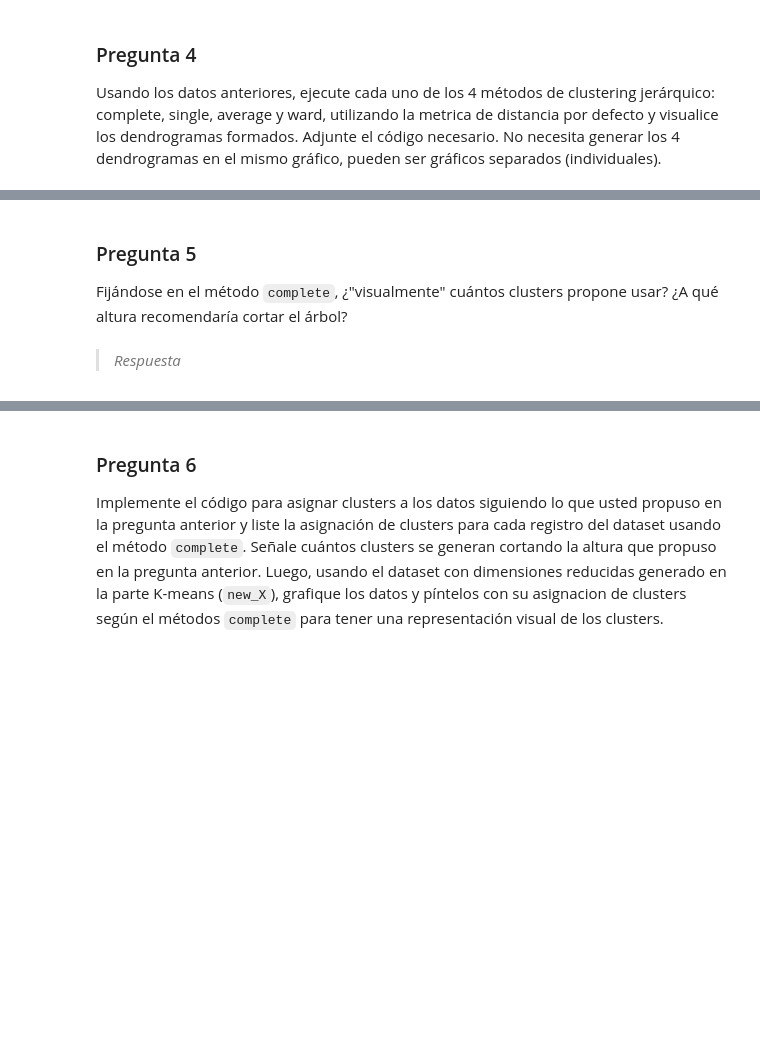
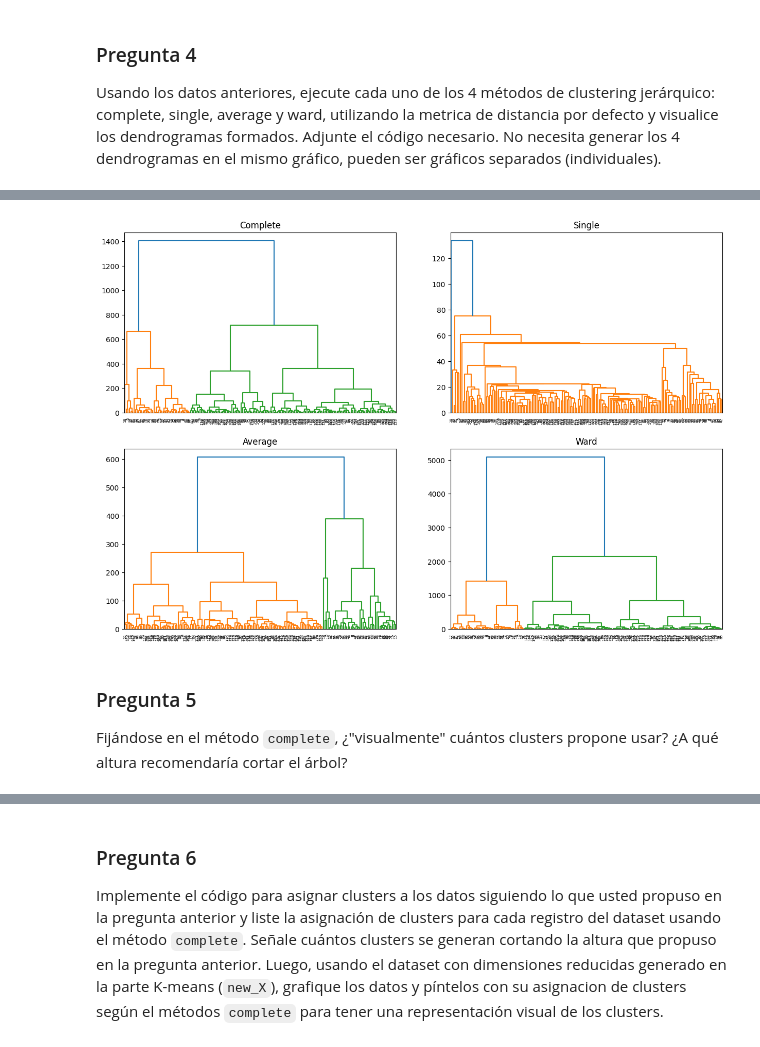
Before and after one commit to BnjmnNicholas/CC5205-Mineria_de_Datos_Labs, a Jupyter notebook: Lab_5/lab_5.ipynb, the cells around one changed output, grey strips where cells are left out. Saved outputs shown, nothing was run; the diff lists cells and outputs as text; code cells hidden in the pictures; blank space fills up the shorter version.

Commit message:
Update lab_5.ipynb
Se agregan respuestas y nuevos codigos falta 7, 8, 9 y 10

```diff
--- a/Lab_5/lab_5.ipynb
+++ b/Lab_5/lab_5.ipynb
@@ -157,6 +177,23 @@ ward = linkage(X, method="ward")
+# %%
+# Escriba su código aquí
+
+plt.figure(figsize=(15, 10))
+plt.subplot(2, 2, 1)
+dendrogram(complete)
+plt.title("Complete")
+plt.subplot(2, 2, 2)
+dendrogram(single)
+plt.title("Single")
+plt.subplot(2, 2, 3)
+dendrogram(average)
+plt.title("Average")
+plt.subplot(2, 2, 4)
+dendrogram(ward)
+plt.title("Ward")
+plt.show()
+# %% [output]
+[figure, added]
 # %% [markdown]
 ### Pregunta 5
 
 Fijándose en el método `complete`, ¿"visualmente" cuántos clusters propone usar? ¿A qué altura recomendaría cortar el árbol?
-# %% [markdown]
-> *Respuesta*
```
Also changed, not shown: parts of 16 cells of this notebook.
